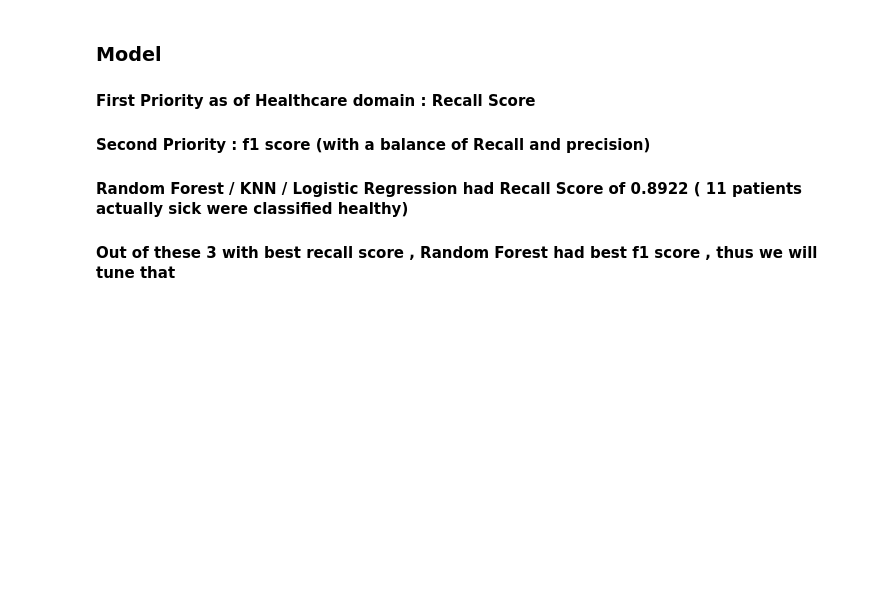
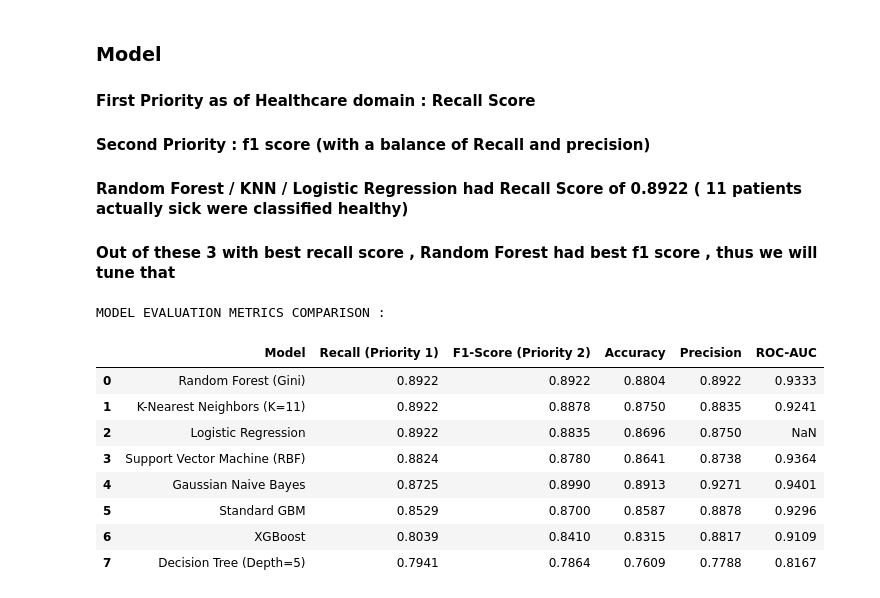
Before and after one commit to Tanish-30-08-2006/Heart-Disease-Prediction, a Jupyter notebook: notebooks/04_Model_Training_and_Verification.ipynb, the cells around one changed output. Cells and saved outputs as stored; diff of their text form; code cells hidden in the pictures; blank space fills up the shorter version.

Commit message:
feat: model creation process : loaded comparison matrix for all models with evalution metrics scores in a dataframe to showcase scores of all models

```diff
--- a/notebooks/04_Model_Training_and_Verification.ipynb
+++ b/notebooks/04_Model_Training_and_Verification.ipynb
@@ -1413,6 +1413,53 @@ plt.show()
 
 #### Random Forest / KNN / Logistic Regression had Recall Score of 0.8922 ( 11 patients actually sick were classified healthy)
 #### Out of these 3 with best recall score , Random Forest had best f1 score , thus we will tune that
+# %%
+import pandas as pd
+import numpy as np
+
+# 1. The Raw Data Dictionary
+baseline_results = {
+    'Model': [
+        'Random Forest (Gini)',
+        'K-Nearest Neighbors (K=11)',
+        'Logistic Regression',
+        'Support Vector Machine (RBF)',
+        'Gaussian Naive Bayes',
+        'Standard GBM',
+        'XGBoost',
+        'Decision Tree (Depth=5)'
+    ],
+    'Recall (Priority 1)': [0.8922, 0.8922, 0.8922, 0.8824, 0.8725, 0.8529, 0.8039, 0.7941],
+    'F1-Score (Priority 2)': [0.8922, 0.8878, 0.8835, 0.8780, 0.8990, 0.8700, 0.8410, 0.7864],
+    'Accuracy': [0.8804, 0.8750, 0.8696, 0.8641, 0.8913, 0.8587, 0.8315, 0.7609],
+    'Precision': [0.8922, 0.8835, 0.8750, 0.8738, 0.9271, 0.8878, 0.8817, 0.7788],
+    'ROC-AUC': [0.9333, 0.9241, np.nan, 0.9364, 0.9401, 0.9296, 0.9109, 0.8167]
+    # Note: Logistic Regression AUC is marked as NaN (Not Applicable) since we used standard class predictions in Phase 2
+}
+
+# 2. Convert to DataFrame
+leaderboard_df = pd.DataFrame(baseline_results)
+
+# 3. Sort by Medical Priorities (Recall first, then F1-Score to break ties)
+leaderboard_df = leaderboard_df.sort_values(
+    by=['Recall (Priority 1)', 'F1-Score (Priority 2)'],
+    ascending=[False, False]
+).reset_index(drop=True)
+
+# 4. Display the Matrix
+print("\nMODEL EVALUATION METRICS COMPARISON : \n")
+display(leaderboard_df)
+# %% [output]
+MODEL EVALUATION METRICS COMPARISON :
+|  | Model | Recall (Priority 1) | F1-Score (Priority 2) | Accuracy | Precision | ROC-AUC |
+| 0 | Random Forest (Gini) | 0.8922 | 0.8922 | 0.8804 | 0.8922 | 0.9333 |
+| 1 | K-Nearest Neighbors (K=11) | 0.8922 | 0.8878 | 0.8750 | 0.8835 | 0.9241 |
+| 2 | Logistic Regression | 0.8922 | 0.8835 | 0.8696 | 0.8750 | NaN |
+| 3 | Support Vector Machine (RBF) | 0.8824 | 0.8780 | 0.8641 | 0.8738 | 0.9364 |
+| 4 | Gaussian Naive Bayes | 0.8725 | 0.8990 | 0.8913 | 0.9271 | 0.9401 |
+| 5 | Standard GBM | 0.8529 | 0.8700 | 0.8587 | 0.8878 | 0.9296 |
+| 6 | XGBoost | 0.8039 | 0.8410 | 0.8315 | 0.8817 | 0.9109 |
+| 7 | Decision Tree (Depth=5) | 0.7941 | 0.7864 | 0.7609 | 0.7788 | 0.8167 |
 # %% [markdown]
 ### Hyperparameters Range for Random Forest
 - n_estimators :
```
Also changed, not shown: parts of 1 cell of this notebook.
